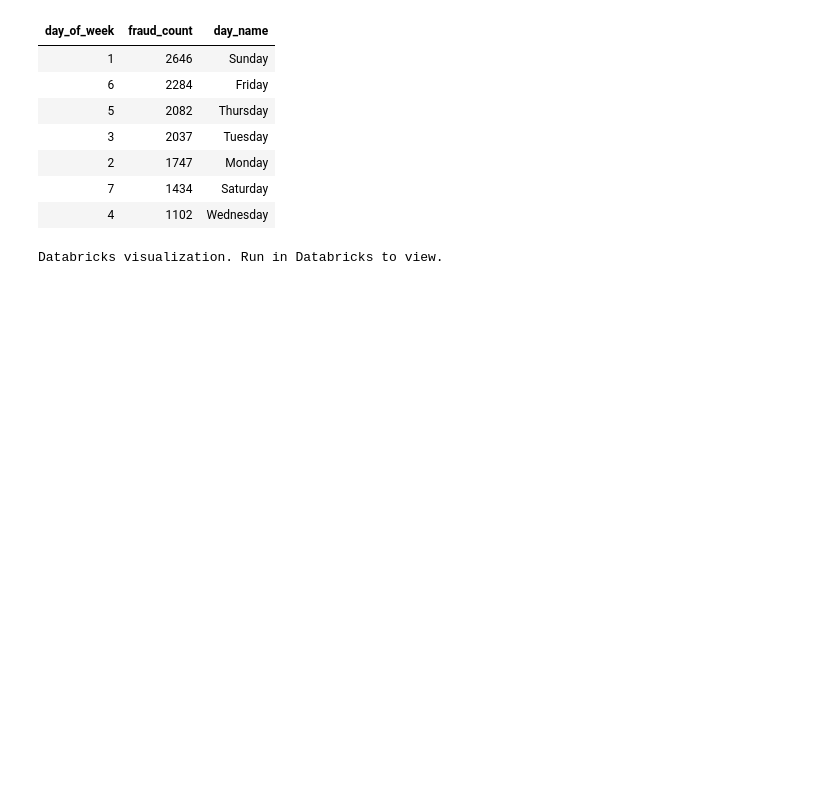
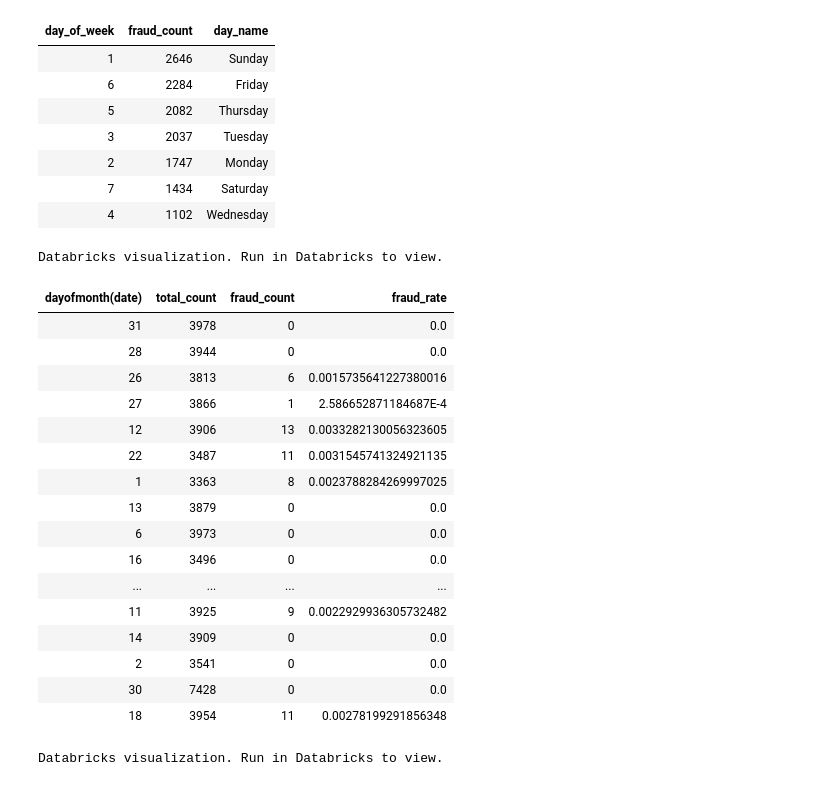
Before and after one commit to jarviscanada/jarvis_data_eng_AramKhanlari, a Jupyter notebook: databricks/ETL_gold.ipynb, the cells around one changed output. Drawn from its saved outputs; the diff is of its cells as text; code cells hidden in the pictures; blank space fills up the shorter version.

Commit message:
gold layer updated

```diff
--- a/databricks/ETL_gold.ipynb
+++ b/databricks/ETL_gold.ipynb
@@ -43,0 +38,46 @@ gold_fraud_rate = (
+# %%
+#What is the trend of the fraud rate (fraudulent transactions divided by total) over the past month?
+from pyspark.sql.functions import col, max, add_months, lit, dayofmonth
+
+last_day = transactions_df.agg(max(col('date'))).collect()[0][0]
+total_transactions_daily = (
+    transactions_df
+    .filter(col("date") >= add_months(lit(last_day), -1))
+    .groupBy(dayofmonth(col("date")))
+    .agg(count("*").alias("total_count"))
+)
+fraud_transactions_daily = (
+    transactions_df
+    .filter(col("is_fraud") == True)
+    .filter(col("date") >= add_months(lit(last_day), -1))
+    .groupBy(dayofmonth(col("date")))
+    .agg(count("*").alias("fraud_count"))
+)
+
+gold_fraud_rate = (
+    total_transactions_daily
+    .join(fraud_transactions_daily, on="dayofmonth(date)", how="left")
+    .fillna(0)
+    .withColumn("fraud_rate", col("fraud_count") / col("total_count"))
+)
+
+display(gold_fraud_rate)
+# %% [output]
+| dayofmonth(date) | total_count | fraud_count | fraud_rate |
+| 31 | 3978 | 0 | 0.0 |
+| 28 | 3944 | 0 | 0.0 |
+| 26 | 3813 | 6 | 0.0015735641227380016 |
+| 27 | 3866 | 1 | 2.586652871184687E-4 |
+| 12 | 3906 | 13 | 0.0033282130056323605 |
+| 22 | 3487 | 11 | 0.0031545741324921135 |
+| 1 | 3363 | 8 | 0.0023788284269997025 |
+| 13 | 3879 | 0 | 0.0 |
+| 6 | 3973 | 0 | 0.0 |
+| 16 | 3496 | 0 | 0.0 |
+| ... | ... | ... | ... |
+| 11 | 3925 | 9 | 0.0022929936305732482 |
+| 14 | 3909 | 0 | 0.0 |
+| 2 | 3541 | 0 | 0.0 |
+| 30 | 7428 | 0 | 0.0 |
+| 18 | 3954 | 11 | 0.00278199291856348 |
+Databricks visualization. Run in Databricks to view.
```
Also changed, not shown: parts of 13 cells of this notebook.
